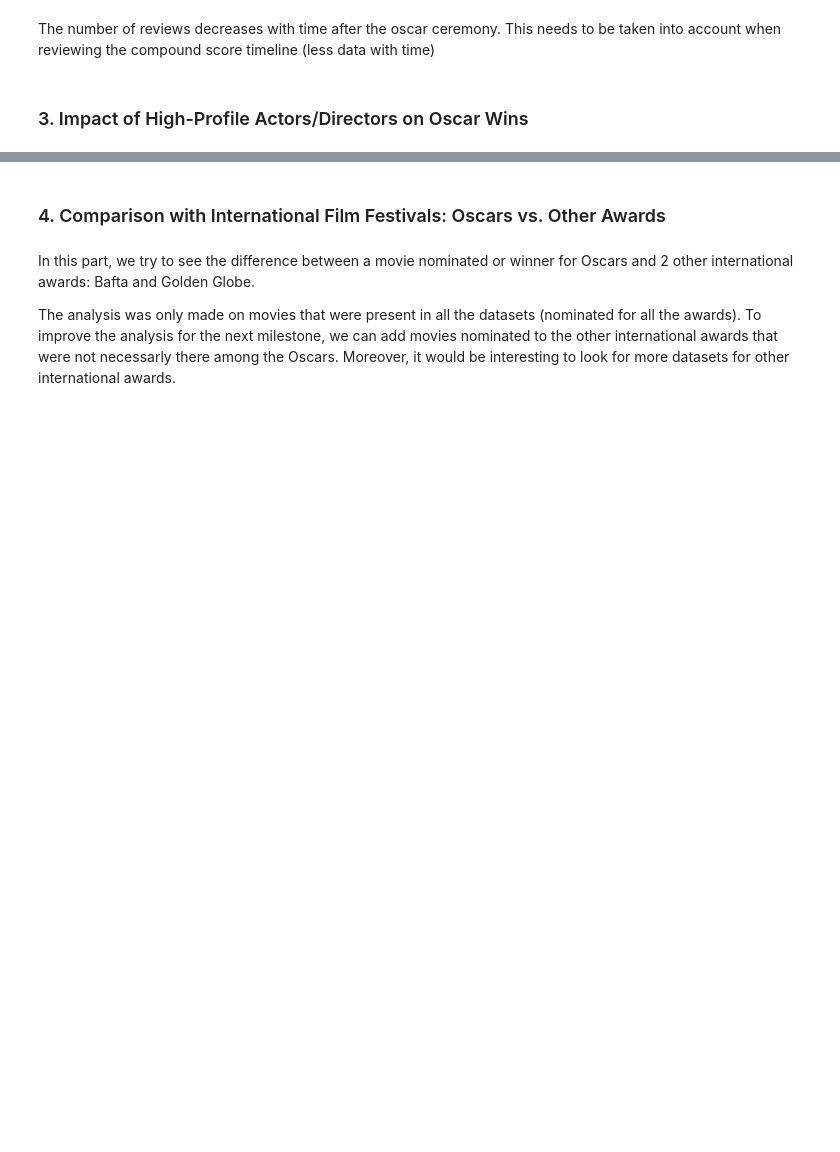
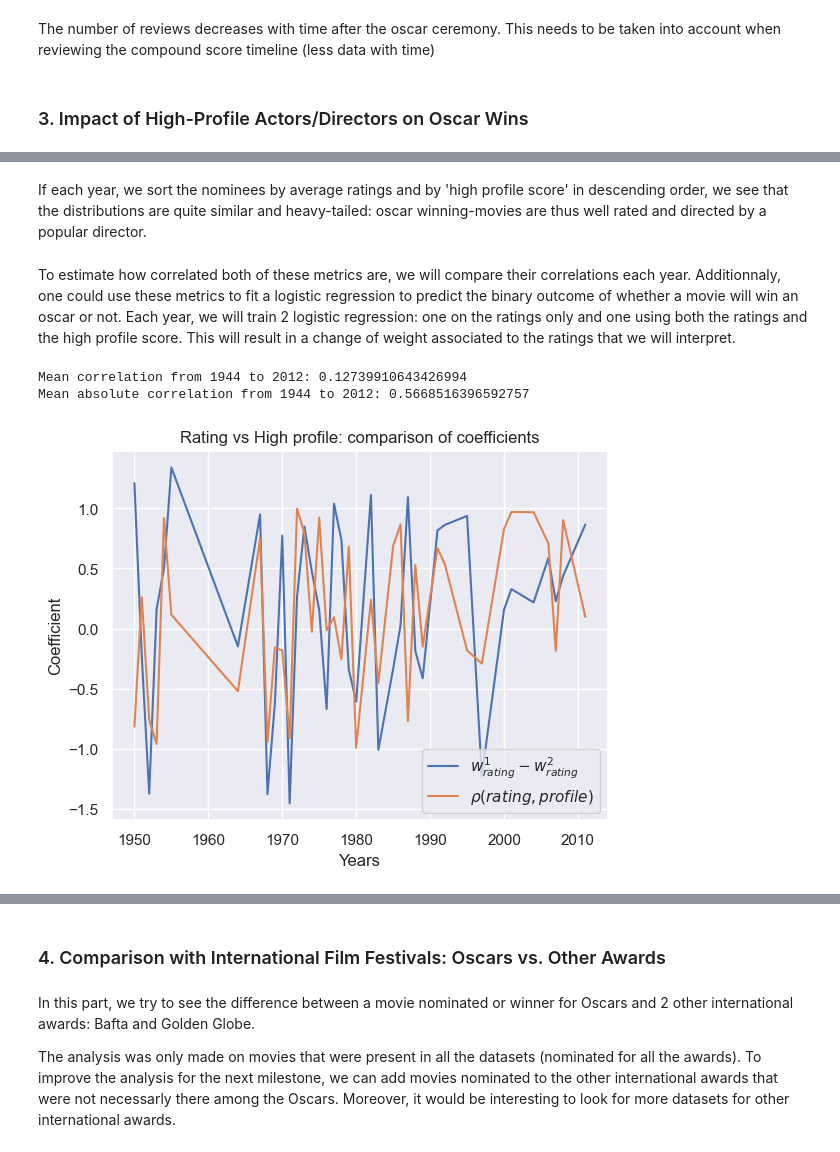
Before and after one commit to epfl-ada/ada-2024-project-badaboum, a Jupyter notebook: results.ipynb, the cells around one changed output, grey strips where cells are left out. Saved outputs shown, nothing was run; the diff lists cells and outputs as text; code cells hidden in the pictures; blank space fills up the shorter version.

```diff
--- a/results.ipynb
+++ b/results.ipynb
@@ -31,0 +43,10 @@ The number of reviews decreases with time after the oscar ceremony. This needs t
+# %% [markdown]
+If each year, we sort the nominees by average ratings and by 'high profile score' in descending order, we see that the distributions are quite similar and heavy-tailed: oscar winning-movies are thus well rated and directed by a popular director.
+# %% [markdown]
+To estimate how correlated both of these metrics are, we will compare their correlations each year. Additionnaly, one could use these metrics to fit a logistic regression to predict the binary outcome of whether a movie will win an oscar or not. Each year, we will train 2 logistic regression: one on the ratings only and one using both the ratings and the high profile score. This will result in a change of weight associated to the ratings that we will interpret.
+# %%
+plot_logreg_diff(df_Q3)
+# %% [output]
+Mean correlation from 1944 to 2012: 0.12739910643426994
+Mean absolute correlation from 1944 to 2012: 0.5668516396592757
+[figure, added]
```
Also changed, not shown: parts of 6 cells of this notebook, 2 other files.
